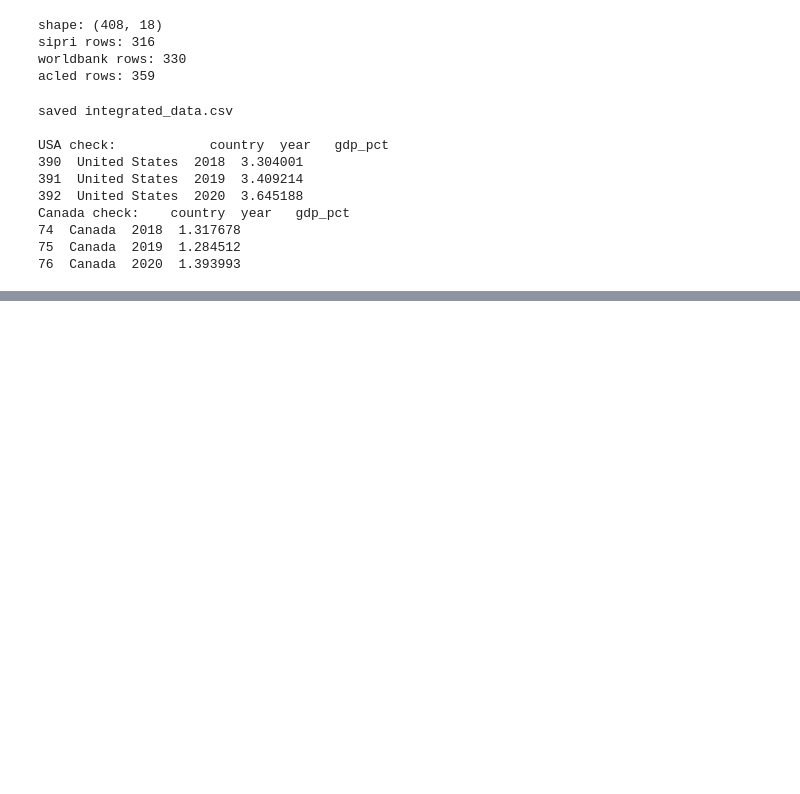
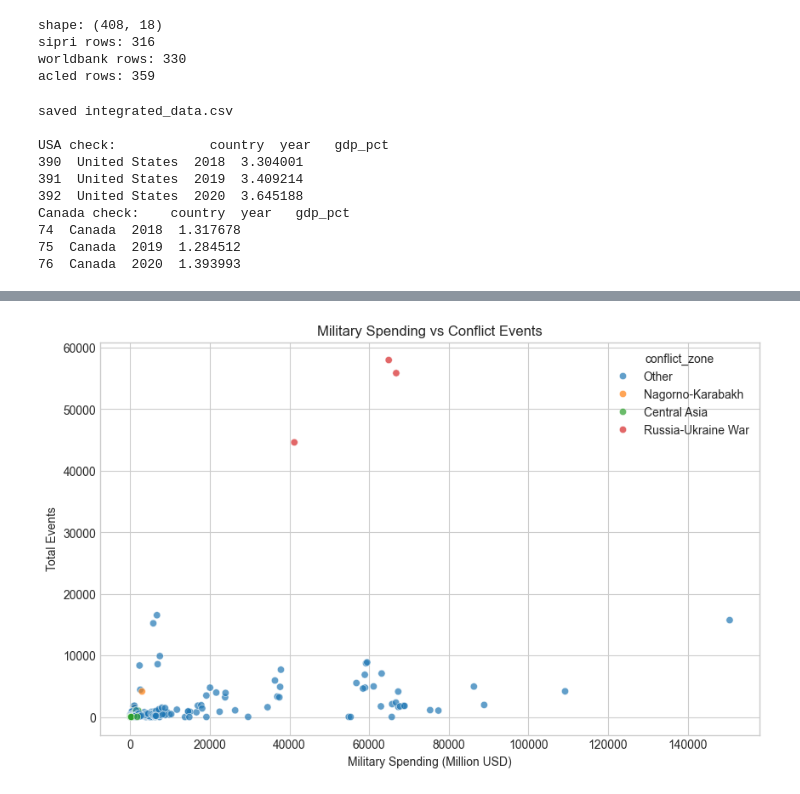
Before and after one commit to S1attaro/Fighting-Illini, a Jupyter notebook: Cleaned+Merged.ipynb, the cells around one changed output, grey strips where cells are left out. Cells and saved outputs as stored; diff of their text form; code cells hidden in the pictures; blank space fills up the shorter version.

```diff
--- a/Cleaned+Merged.ipynb
+++ b/Cleaned+Merged.ipynb
@@ -474,0 +526,19 @@ df[df["country"] == "Ukraine"][
+# %%
+plt.figure(figsize=(10,6))
+
+sns.scatterplot(
+    data=df,
+    x="milex_constant_usd_m",
+    y="total_events",
+    hue="conflict_zone",
+    alpha=0.7
+)
+
+plt.title("Military Spending vs Conflict Events")
+plt.xlabel("Military Spending (Million USD)")
+plt.ylabel("Total Events")
+
+plt.savefig(FIG_DIR / "scatter_spending_vs_conflict.png")
+plt.show()
+# %% [output]
+[figure, added]
```
Also changed, not shown: parts of 15 cells of this notebook, 9 other files.
